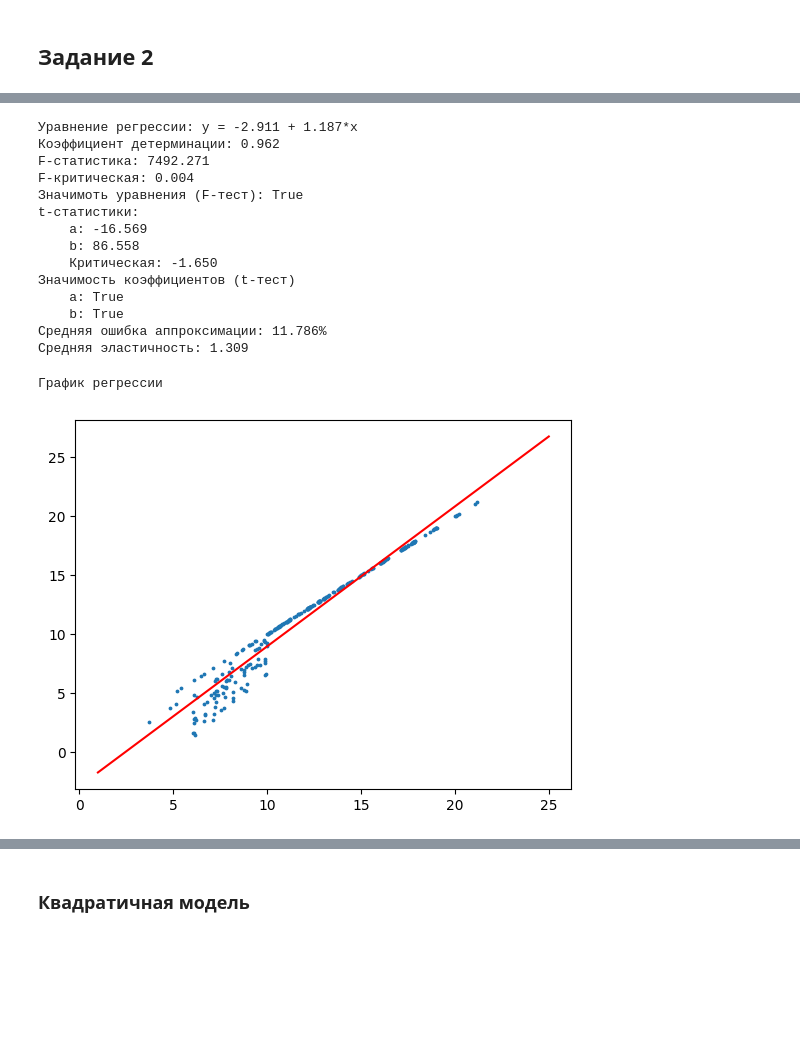
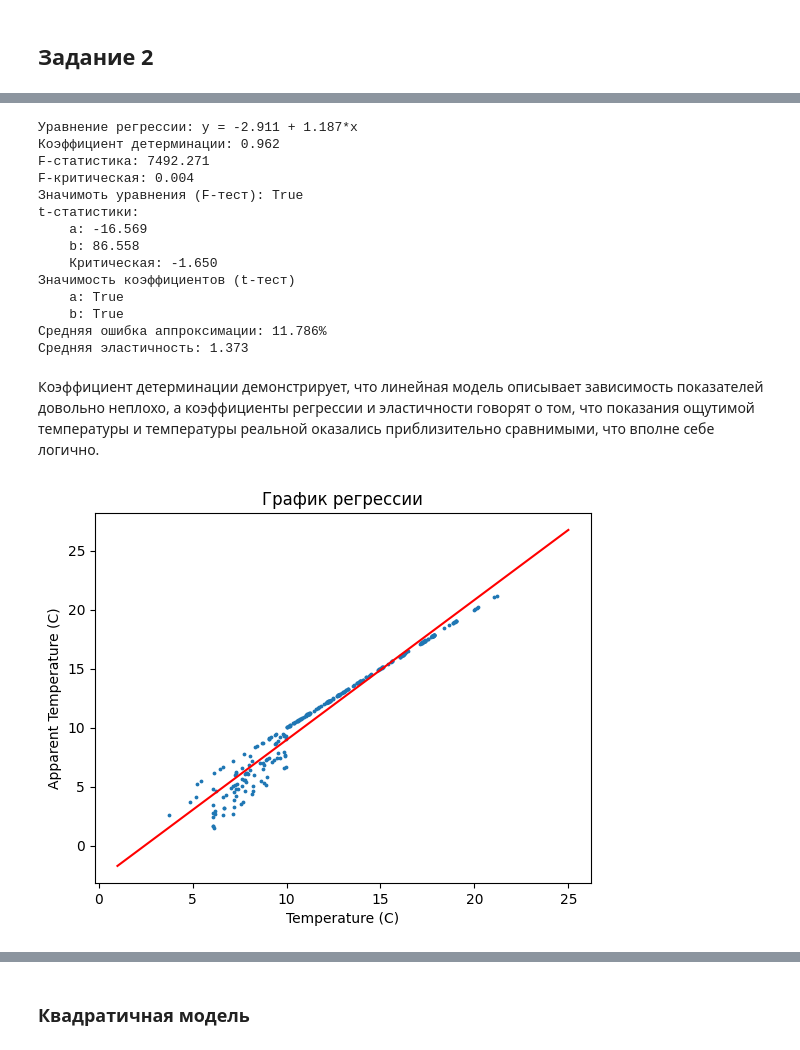
Before and after one commit to Kudriavtsev-Eduard/PairRegressionSolution, a Jupyter notebook: notebook.ipynb, the cells around one changed output, grey strips where cells are left out. Saved outputs shown, nothing was run; the diff lists cells and outputs as text; code cells hidden in the pictures; blank space fills up the shorter version.

```diff
--- a/notebook.ipynb
+++ b/notebook.ipynb
@@ -20,9 +20,10 @@ from numpy import fabs, sqrt, arctanh, tanh
 # %%
 df = pandas.read_csv('data/weatherHistory.csv')
 x_title = 'Temperature (C)'
+y_title = 'Apparent Temperature (C)'
 to_choose = df.head(300)
-x_values = to_choose['Temperature (C)']
-y_values = to_choose['Apparent Temperature (C)']
+x_values = to_choose[x_title]
+y_values = to_choose[y_title]
 # %% [markdown]
 ## Задание 2
 # %%
@@ -96,7 +201,7 @@ print("Значимость коэффициентов (t-тест)")
 print(f"    a: {fabs(t_a) > fabs(t_critical)}")
 print(f"    b: {fabs(t_b) > fabs(t_critical)}")
 print(f"Средняя ошибка аппроксимации: {np.mean(np.abs(model.resid) / y_values) * 100:.3f}%")
-print(f"Средняя эластичность: {np.mean(b * x_values / model.fittedvalues):.3f}")
+print(f"Средняя эластичность: {np.mean(b * x_values / y_values):.3f}")
 # %% [output]
 Уравнение регрессии: y = -2.911 + 1.187*x
 Коэффициент детерминации: 0.962
@@ -111,17 +216,20 @@ t-статистики:
     a: True
     b: True
 Средняя ошибка аппроксимации: 11.786%
-Средняя эластичность: 1.309
+Средняя эластичность: 1.373
+# %% [markdown]
+Коэффициент детерминации демонстрирует, что линейная модель описывает зависимость показателей довольно неплохо, а коэффициенты регрессии и эластичности говорят о том, что показания ощутимой температуры и температуры реальной оказались приблизительно сравнимыми, что вполне себе логично.
 # %%
-print("График регрессии")
 plt.scatter(x_values, y_values, s=3)
+plt.xlabel(x_title)
+plt.ylabel(y_title)
+plt.title("График регрессии")
 gr_x = np.linspace(1, 25, 400)
 gr_y = a + b * gr_x
 plt.plot(gr_x, gr_y, color='r')
 plt.show()
 # %% [output]
-График регрессии
-[figure, old version]
+[figure, new version]
 # %% [markdown]
 ## Задание 5:
 
```
Also changed, not shown: parts of 11 cells of this notebook.
